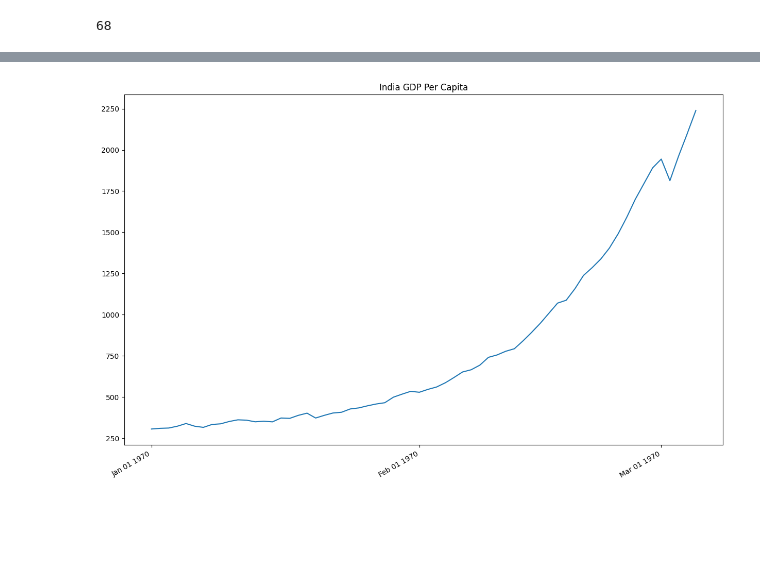
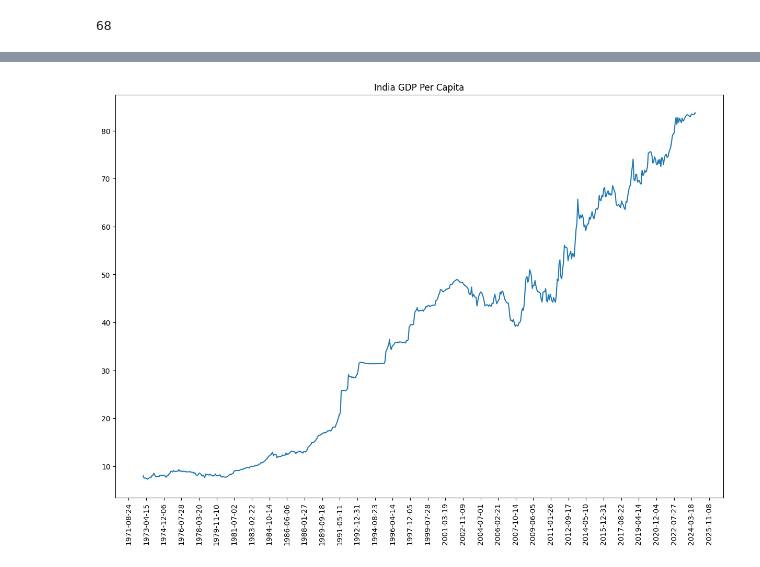
Before and after one commit to IshantSihag/Omnix-Sage, a Jupyter notebook: interest_rate.ipynb, the cells around one changed output, grey strips where cells are left out. Drawn from its saved outputs; the diff is of its cells as text; code cells hidden in the pictures; blank space fills up the shorter version.

Commit message:
Date ticks for clear vision

```diff
--- a/interest_rate.ipynb
+++ b/interest_rate.ipynb
@@ -208,0 +41,21 @@ india_gdp_per_capita = 'INGDPPC'
+# %%
+india_gdp = 'INGDP'
+india_gdp_per_capita = 'INGDPPC'
+india_interest_rate = 'ININTR'
+india_inflation_rate = 'ININFR'
+india_unemployment_rate = 'ININUR'
+india_population = 'ININPOP'
+india_government_debt = 'INGOVDEBT'
+india_exports = 'INEXP'
+india_imports = 'INIMP'
+gold = 'XAUUSD'
+usd_inr = 'USDINR'
+nifty_50 = 'NSE:NIFTY'
+sensex = 'BSE:SENSEX'
+nifty_bank = 'NSE:BANKNIFTY'
+nifty_it = 'NSE:NIFTYIT'
+sp500 = 'VANTAGE:SP500'
+nasdaq = 'VANTAGE:NDX'
+dow_jones = 'TVC:DJI'
+# %%
+df = load_asset_price(usd_inr, 1200,'1M', pytz.timezone('Asia/Kolkata'))
@@ -687,22 +545,25 @@ df
 # %%
 # plot the data
 import matplotlib.pyplot as plt
 import matplotlib.dates as mdates
+from matplotlib.ticker import MaxNLocator
 
 fig, ax = plt.subplots(figsize=(15, 10))
 plt.title('India GDP Per Capita')
 
 
-ax.plot(df.index, df['close'], label='Close Price')
-
+ax.plot(df['time'], df['close'], label='Close Price')
 # set monthly locator
-ax.xaxis.set_major_locator(mdates.MonthLocator())
-# set formatter
-ax.xaxis.set_major_formatter(mdates.DateFormatter('%b %d %Y'))
-
+# ax.xaxis.set_major_locator(mdates.MonthLocator())
+# # set formatter
+# ax.xaxis.set_major_formatter(mdates.DateFormatter('%b %d %Y'))
+# ax = plt.gca()
+# plt.xticks(df.index, df['time'])
+ax.xaxis.set_major_locator(MaxNLocator(nbins=40))
+plt.xticks(rotation=90)
 # set font and rotation for date tick labels
-plt.gcf().autofmt_xdate()
+# plt.gcf().autofmt_xdate()
 
 plt.show()
 # %% [output]
-[figure, old version]
+[figure, new version]
```
Also changed, not shown: parts of 7 cells of this notebook.
